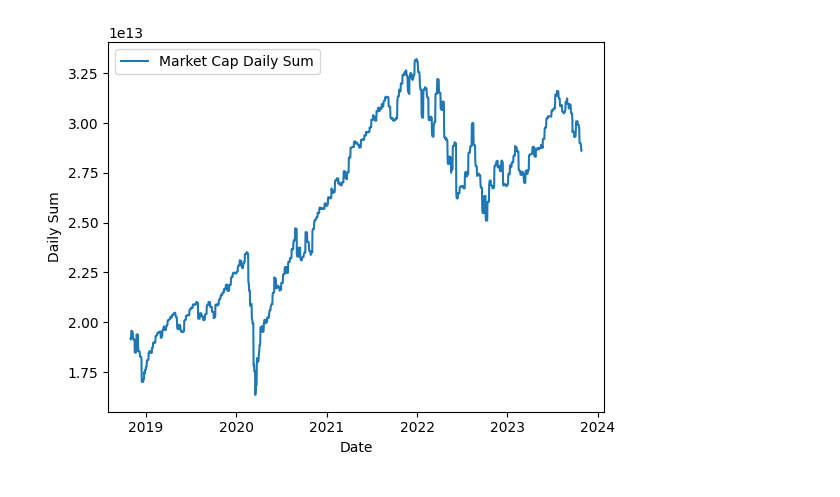
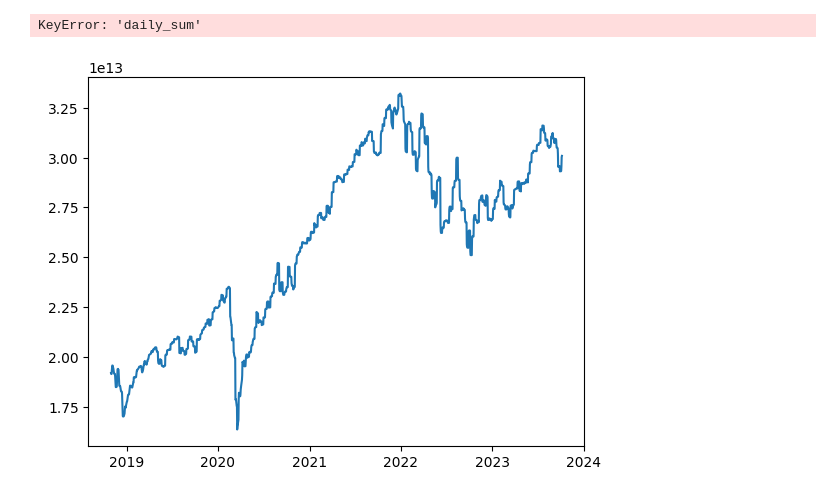
Before and after one commit to vibqetowi/datathon-23, a Jupyter notebook: experimentation.ipynb, the cells around one changed output. Saved outputs shown, nothing was run; the diff lists cells and outputs as text; code cells hidden in the pictures.

```diff
--- a/experimentation.ipynb
+++ b/experimentation.ipynb
@@ -6,7 +6,7 @@ from sklearn.preprocessing import PolynomialFeatures
 import matplotlib.pyplot as plt
 # %%
   ROOT='./kaggle/input/dt23-test/'
-  adjusted_close_df = pd.read_csv(ROOT+'series/adjusted_close_df.csv',index_col=0)
+  adjusted_close_df = pd.read_csv(ROOT+'series/adjusted_close.csv',index_col=0)
   adjusted_close_df.index = pd.to_datetime(adjusted_close_df.index)
 
   close_df = pd.read_csv(ROOT+'series/close.csv', index_col = 0)
@@ -15,4 +15,4 @@ import matplotlib.pyplot as plt
   # products that span the entire makespan
   # adjusted_close_df = adjusted_close_df.dropna(axis=1).iloc[:,:20]
 
-  # print(adjusted_close_df.head())
+  print(adjusted_close_df.head())
@@ -67,25 +85,31 @@ plt.show()
 # %%
 
 # Read the market_cap.csv file and set the 'date' column as the index
 market_cap_df = pd.read_csv(ROOT + 'series/additional_data/market_cap.csv')
 market_cap_df['date'] = pd.to_datetime(market_cap_df['date'])  # Convert 'date' to datetime
 market_cap_df.set_index('date', inplace=True)
 
 # Calculate the 'daily_sum' column
 market_cap_df['daily_sum'] = market_cap_df.sum(axis=1)
 
 # Sort the DataFrame by 'date' in ascending order
 market_cap_df.sort_index(inplace=True)
 
-# Plotting the 'daily_sum'
-plt.plot(market_cap_df.index, market_cap_df['daily_sum'], label='Market Cap Daily Sum')
+
+# Align the two DataFrames to only include the common dates
+common_market_cap, common_adjusted_close = market_cap_df.align(adjusted_close_df, join='inner', axis=0)
+
+# Plotting the 'daily_sum' for common dates
+plt.plot(common_market_cap.index, common_market_cap['daily_sum'], label='Market Cap Daily Sum')
+plt.plot(common_adjusted_close.index, common_adjusted_close['daily_sum'], label='Adjusted Close Daily Sum')
 
 # Adding labels and a legend
 plt.xlabel('Date')
 plt.ylabel('Daily Sum')
 plt.legend()
 
 # Display the plot
 plt.show()
 # %% [output]
+KeyError: 'daily_sum'
-[figure, old version]
+[figure, new version]
```
Also changed, not shown: parts of 2 cells of this notebook, 1 other file.
